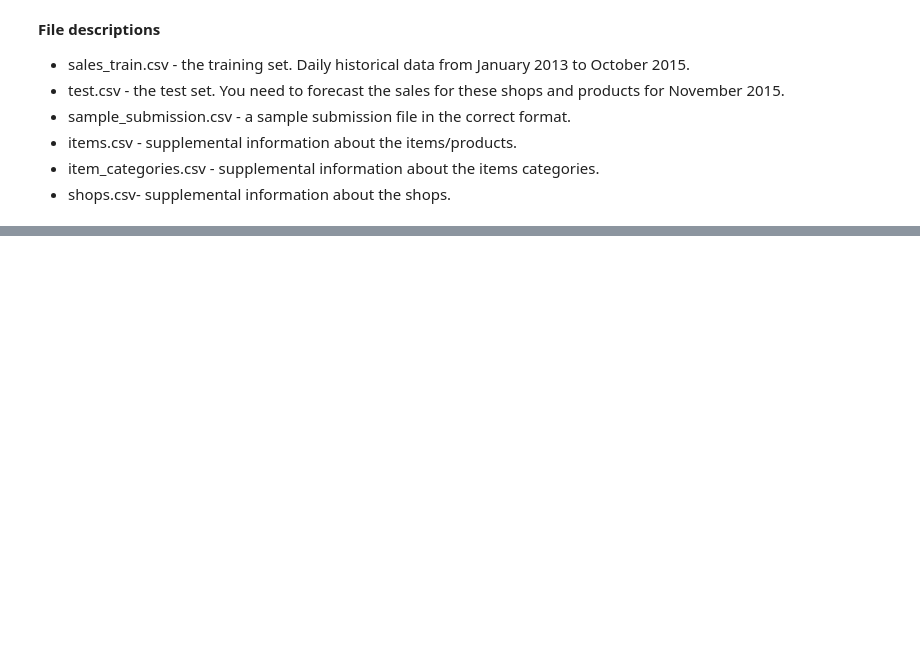
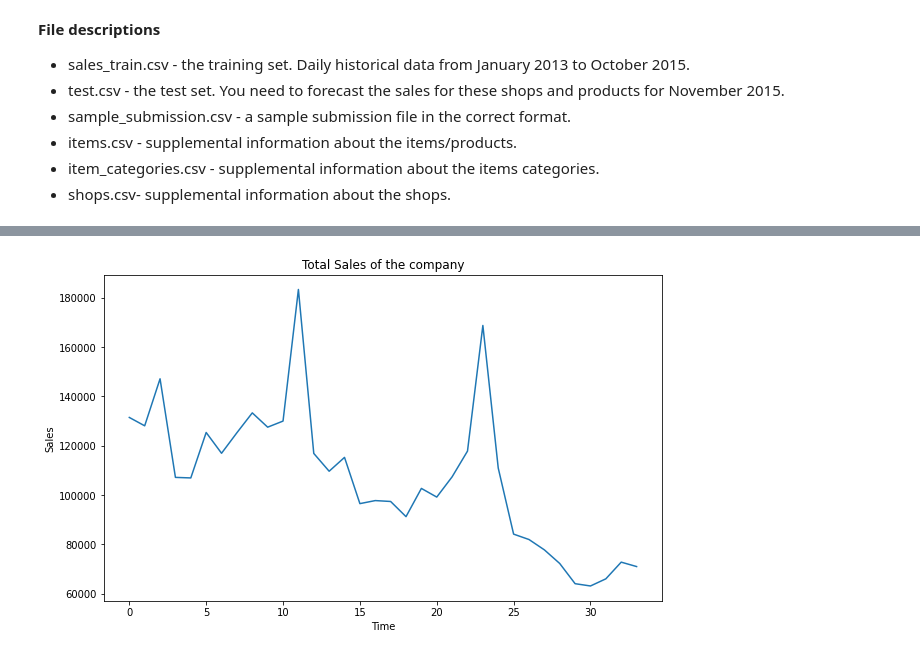
Before and after one commit to VallabhK/ExperimentsWithData, a Jupyter notebook: FutureSalesPrediction1CCompany.ipynb, the cells around one changed output, grey strips where cells are left out. Drawn from its saved outputs; the diff is of its cells as text; code cells hidden in the pictures; blank space fills up the shorter version.

```diff
--- a/FutureSalesPrediction1CCompany.ipynb
+++ b/FutureSalesPrediction1CCompany.ipynb
@@ -88,0 +112,11 @@ test = pd.read_csv(path_to_directory + 'test.csv')
+# %%
+#Take the summation of the values for all the months for a particular item
+TotalSales = salestrain.groupby(["date_block_num"])["item_cnt_day"].sum()
+TotalSales.astype('float')
+plt.figure(figsize=(10,6))
+plt.title("Total Sales of the company")
+plt.xlabel("Time")
+plt.ylabel("Sales")
+plt.plot(TotalSales);
+# %% [output]
+[figure, added]
```
Also changed, not shown: parts of 10 cells of this notebook.
